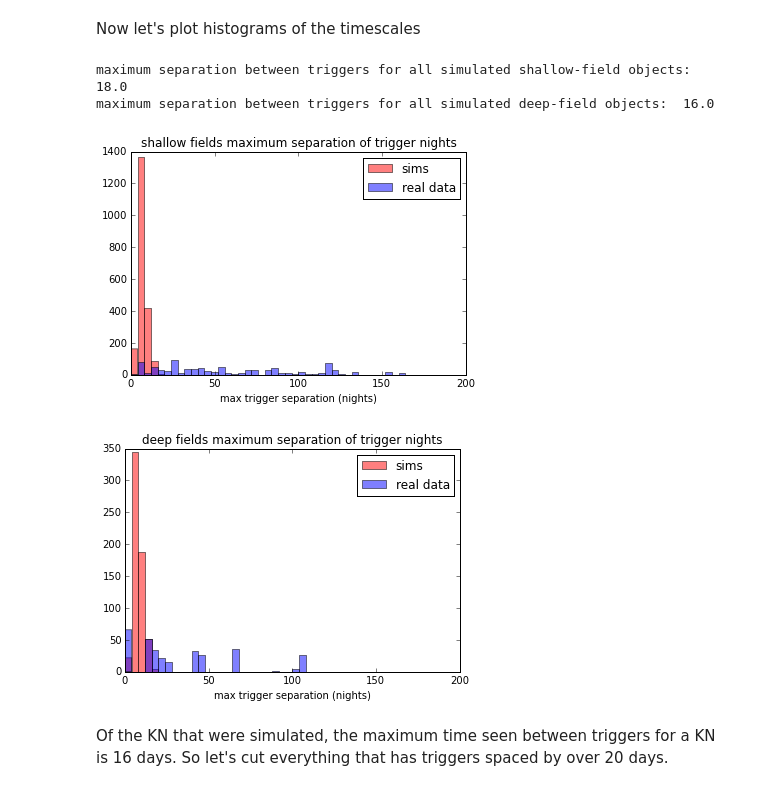
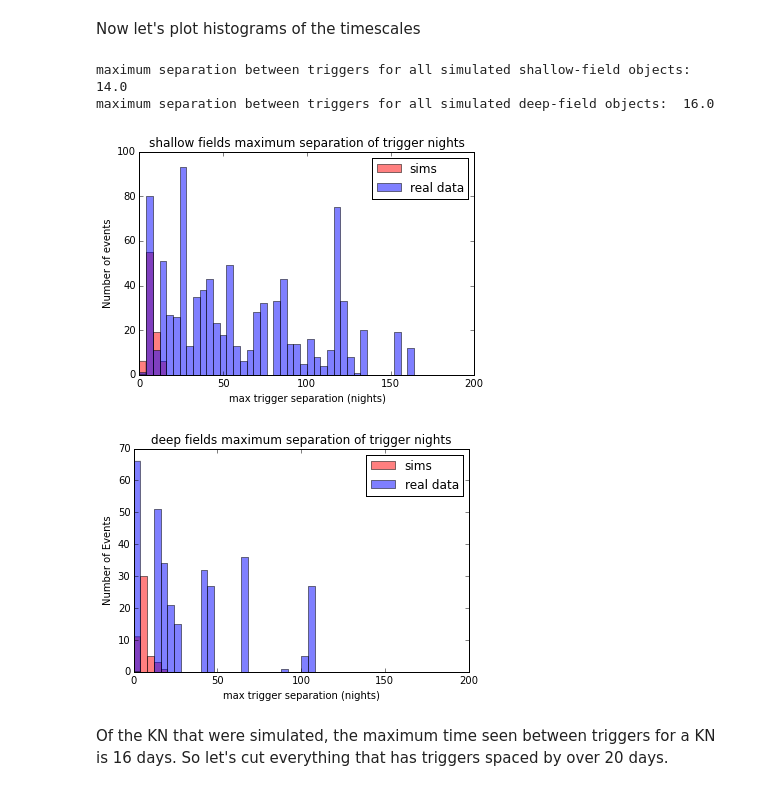
Before and after one commit to zodoctor/DES_KN_SNFIELDS, a Jupyter notebook: plots072015_b0.3_m0.1.ipynb, the cells around one changed output. Drawn from its saved outputs; the diff is of its cells as text; code cells hidden in the pictures.

```diff
--- a/plots072015_b0.3_m0.1.ipynb
+++ b/plots072015_b0.3_m0.1.ipynb
@@ -41,7 +41,7 @@ To get a full-blown trigger, i and z PTOs must satisfy:
 #####2) At least one of the two PTOs must have an SNR > 5
 As a first pass, we'll require that i and z band observations exist exactly 7 days after a trigger for a "detection"
 # %%
-lc = "b0.3_m0.1"
+lc = "b0.2_m0.01"
 simpath = "../ZD_KNDES_" + lc + "/*DAT"
 filetypes = ['sim','data']
 paths = [simpath,"../DESY1_numepoch1_iz_real_text/*.dat"]
@@ -89,9 +94,11 @@ txtfl.write('NO CUTS \n')
 for f,filetype in enumerate(filetypes):
     for n,fieldtype in enumerate(fieldtypes):
         print filetype, fieldtype
+        print len(dict1[filetype+'_'+fieldtype]['zbandinfo'])
         txtfl.write(filetype + ' '+ fieldtype +'\n')
-        print 'number of objects: ', len(dict1[filetype+'_'+fieldtype]['zbandinfo'])
-        txtfl.write('number of objects: ' + str(len(dict1[filetype+'_'+fieldtype]['zbandinfo']))+'\n')
+        listy = [True for i in range(0,len(dict1[filetype+'_'+fieldtype]['zbandinfo'])) if dict1[filetype+'_'+fieldtype]['zbandinfo'][i][0].size != 0]
+        print 'number of objects: ', np.sum(listy)
+        txtfl.write('number of objects: ' + str(np.sum(listy))+'\n')
         print 'number of triggers: ', np.sum(dict1[filetype+'_'+fieldtype]['trigs'])
         txtfl.write('number of triggers: '+ str(np.sum(dict1[filetype+'_'+fieldtype]['trigs']))+'\n')
         dets = np.sum(dict1[filetype+'_'+fieldtype]['trigs'] & dict1[filetype+'_'+fieldtype]['detections'])
@@ -152,8 +163,9 @@ for f,filetype in enumerate(filetypes):
     for n,fieldtype in enumerate(fieldtypes):
         print filetype, fieldtype
         txtfl.write(filetype + ' '+ fieldtype +'\n')
-        print 'number of objects: ', len(dict1[filetype+'_'+fieldtype]['zbandinfo'])
-        txtfl.write('number of objects: ' + str(len(dict1[filetype+'_'+fieldtype]['zbandinfo']))+'\n')
+        listy = [True for i in range(0,len(dict1[filetype+'_'+fieldtype]['zbandinfo'])) if dict1[filetype+'_'+fieldtype]['zbandinfo'][i][0].size != 0]
+        print 'number of objects: ', np.sum(listy)
+        txtfl.write('number of objects: ' + str(np.sum(listy))+'\n')
         print 'number of triggers: ', np.sum(dict1[filetype+'_'+fieldtype]['trigs'].astype('bool') & ~dict1[filetype+'_'+fieldtype]['photoZcutsel'])
         txtfl.write('number of triggers: ' + str(np.sum(dict1[filetype+'_'+fieldtype]['trigs'].astype('bool') & ~dict1[filetype+'_'+fieldtype]['photoZcutsel'])) + '\n')
         count = np.sum(dict1[filetype+'_'+fieldtype]['trigs'] & dict1[filetype+'_'+fieldtype]['detections'] & ~dict1[filetype+'_'+fieldtype]['photoZcutsel'])
@@ -200,29 +212,31 @@ Now let's plot histograms of the timescales
 # %%
 plt.figure();
 plt.hist(dict1['sim_shallow']['nitediff'][dict1['sim_shallow']['nitediff'] >0],color='r',alpha = 0.5,bins=50,range = (0,200));
 plt.hist(dict1['data_shallow']['nitediff'][dict1['data_shallow']['nitediff'] >0],color='b',alpha = 0.5,bins=50,range = (0,200));
 plt.xlabel('max trigger separation (nights)')
+plt.ylabel('Number of events')
 plt.title('shallow fields maximum separation of trigger nights')
 plt.legend(['sims','real data']);
 plt.savefig(newpath+'/trig_sep_shallow.png')
 plt.figure();
 plt.hist(dict1['sim_deep']['nitediff'][dict1['sim_deep']['nitediff'] >0],color='r',alpha = 0.5,bins=50,range = (0,200));
 plt.hist(dict1['data_deep']['nitediff'][dict1['data_deep']['nitediff'] >0],color='b',alpha = 0.5,bins=50,range = (0,200));
 plt.title('deep fields maximum separation of trigger nights')
 plt.xlabel('max trigger separation (nights)')
+plt.ylabel('Number of Events')
 plt.legend(['sims','real data']);
 plt.savefig(newpath+'/trig_sep_deep.png')
 maxsimtrigsep_shallow = np.max(dict1['sim_shallow']['nitediff'][dict1['sim_shallow']['nitediff'] >0])
 maxsimtrigsep_deep = np.max(dict1['sim_deep']['nitediff'][dict1['sim_deep']['nitediff'] >0])
 print 'maximum separation between triggers for all simulated shallow-field objects: ',maxsimtrigsep_shallow
 txtfl.write('maximum separation between triggers for all simulated shallow-field objects: ' + str(maxsimtrigsep_shallow) + '\n')
 print 'maximum separation between triggers for all simulated deep-field objects: ',maxsimtrigsep_deep
 txtfl.write('maximum separation between triggers for all simulated deep-field objects: ' + str(maxsimtrigsep_deep) + '\n')
 # %% [output]
-maximum separation between triggers for all simulated shallow-field objects:  18.0
+maximum separation between triggers for all simulated shallow-field objects:  14.0
 maximum separation between triggers for all simulated deep-field objects:  16.0
-[figure, old version]
+[figure, new version]
-[figure, old version]
+[figure, new version]
 # %% [markdown]
 Of the KN that were simulated, the maximum time seen between triggers for a KN is 16 days.  So let's cut everything that has triggers spaced by over 20 days.
 # %%
```
Also changed, not shown: parts of 18 cells of this notebook, 4 other files.
